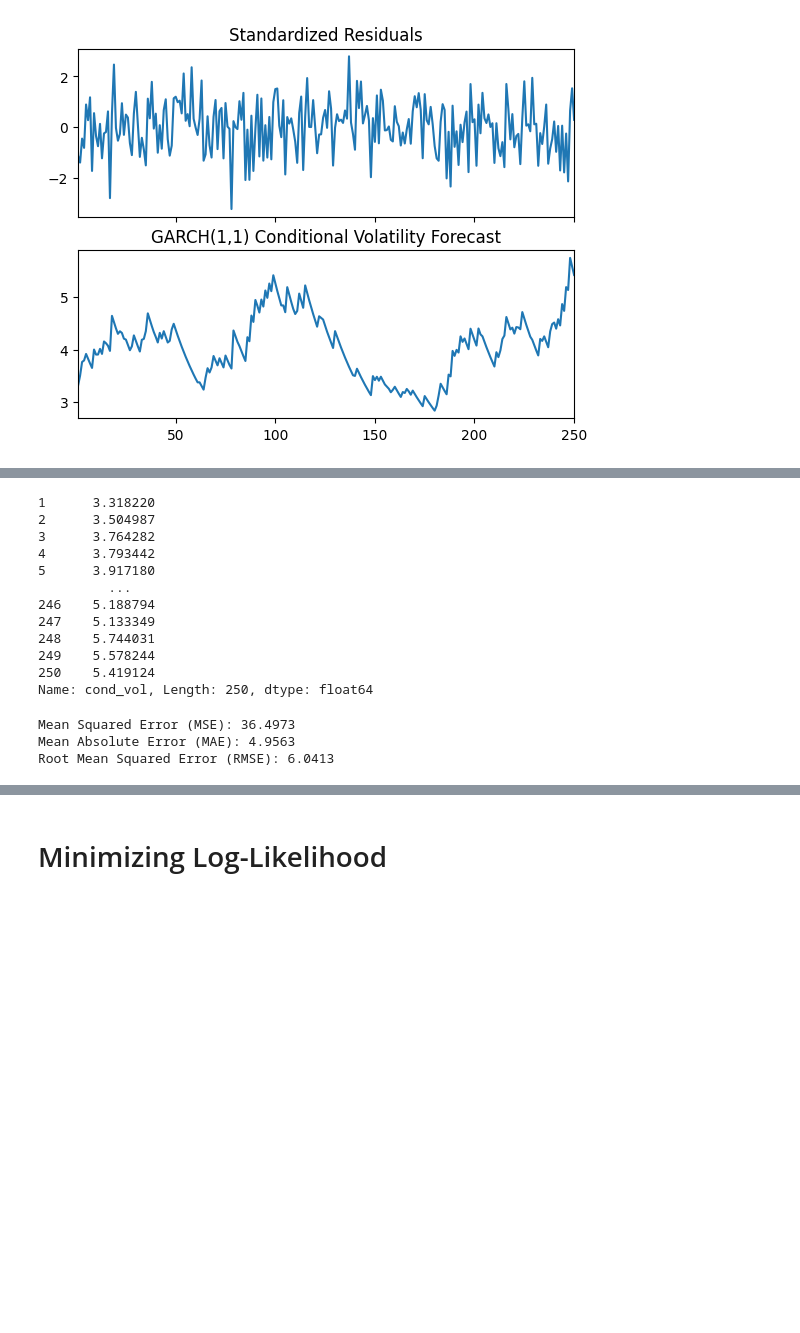
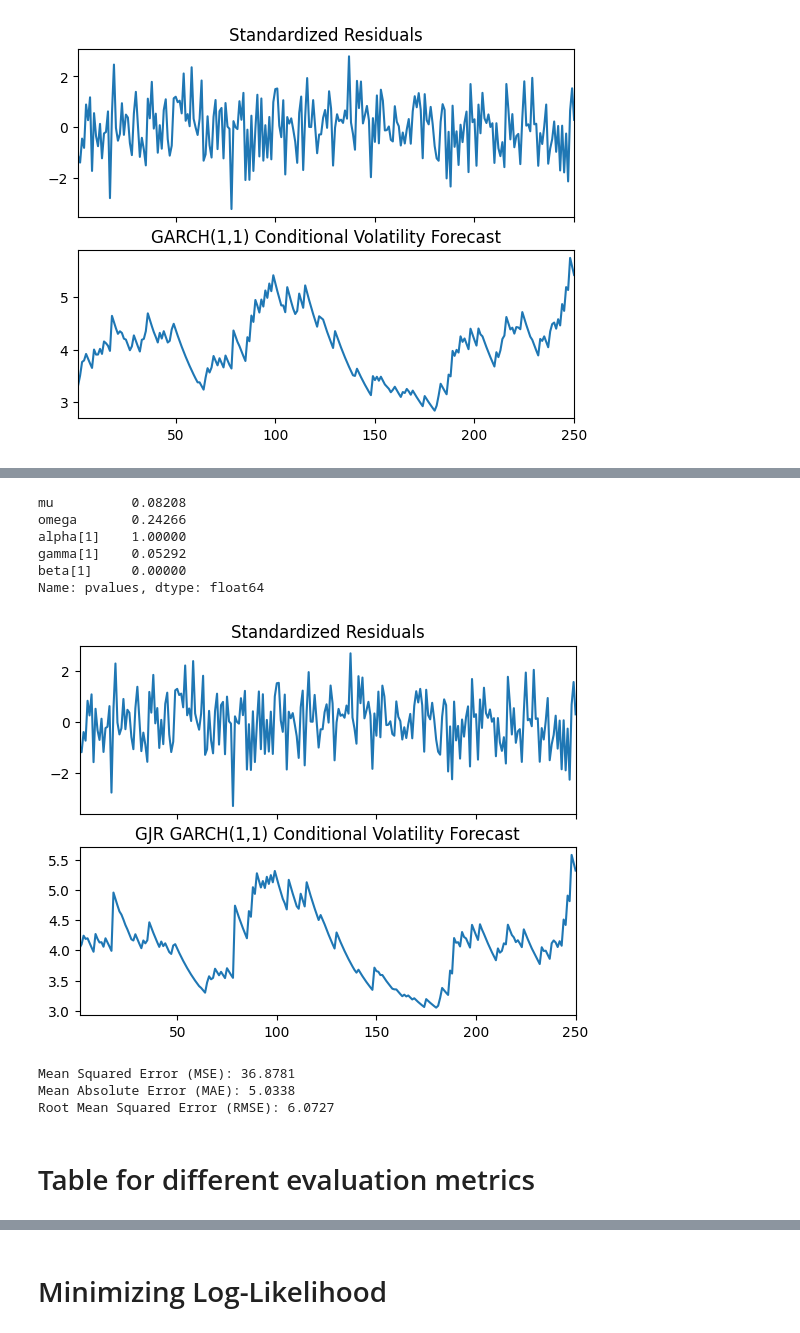
Before and after one commit to Maartenmoes9/Thesis_30_ECTS, a Jupyter notebook: GARCH_Oliver.ipynb, the cells around one changed output, grey strips where cells are left out. Cells and saved outputs as stored; diff of their text form; code cells hidden in the pictures; blank space fills up the shorter version.

Commit message:
Fixed the order of doc + comparison table

```diff
--- a/GARCH_Oliver.ipynb
+++ b/GARCH_Oliver.ipynb
@@ -350,0 +373,4 @@ plt.show()
+# %%
+gjr = arch.arch_model(df['Return'], mean='Constant', vol='GARCH', p=1, q=1, o=1, x=df['reg_output_squared'])
+# %%
+gjr = gjr.fit()
@@ -351 +411,17 @@ plt.show()
+# %%
+gjr.pvalues.round(5)
+# %% [output]
+mu          0.08208
+omega       0.24266
+alpha[1]    1.00000
+gamma[1]    0.05292
+beta[1]     0.00000
+Name: pvalues, dtype: float64
+# %%
+# Plot the conditional volatility forecast
+fig = gjr.plot()
+plt.title("GJR GARCH(1,1) Conditional Volatility Forecast")
+plt.show()
+# %% [output]
+[figure, added]
 # %%
@@ -353,30 +429,17 @@ cond_vol = benchmark.conditional_volatility
-# %%
-cond_vol
-# %% [output]
-1      3.318220
-2      3.504987
-3      3.764282
-4      3.793442
-5      3.917180
-         ...
-246    5.188794
-247    5.133349
-248    5.744031
-249    5.578244
-250    5.419124
-Name: cond_vol, Length: 250, dtype: float64
 # %%
 
 actual_values = df['Return']
 
-mse = mean_squared_error(actual_values, cond_vol)
-mae = mean_absolute_error(actual_values, cond_vol)
-rmse = np.sqrt(mse)
+gjr_mse = mean_squared_error(actual_values, gjr_cond_vol)
+gjr_mae = mean_absolute_error(actual_values, gjr_cond_vol)
+gjr_rmse = np.sqrt(gjr_mse)
 
-print(f'Mean Squared Error (MSE): {mse:.4f}')
-print(f'Mean Absolute Error (MAE): {mae:.4f}')
-print(f'Root Mean Squared Error (RMSE): {rmse:.4f}')
+print(f'Mean Squared Error (MSE): {gjr_mse:.4f}')
+print(f'Mean Absolute Error (MAE): {gjr_mae:.4f}')
+print(f'Root Mean Squared Error (RMSE): {gjr_rmse:.4f}')
 # %% [output]
-Mean Squared Error (MSE): 36.4973
-Mean Absolute Error (MAE): 4.9563
-Root Mean Squared Error (RMSE): 6.0413
+Mean Squared Error (MSE): 36.8781
+Mean Absolute Error (MAE): 5.0338
+Root Mean Squared Error (RMSE): 6.0727
+# %% [markdown]
+# Table for different evaluation metrics
```
Also changed, not shown: parts of 61 cells of this notebook.
